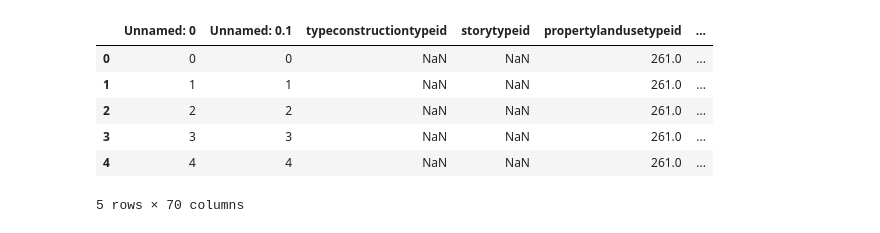
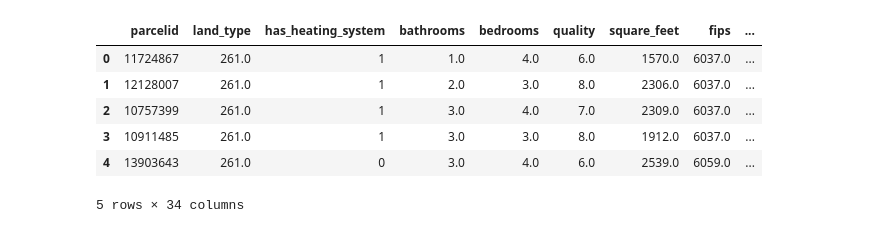
Before and after one commit to Zillow-Project/zillow_project_2021, a Jupyter notebook: Liam/clustering_project_Liam.ipynb, the cells around one changed output. Cells and saved outputs as stored; diff of their text form; code cells hidden in the pictures.

```diff
--- a/Liam/clustering_project_Liam.ipynb
+++ b/Liam/clustering_project_Liam.ipynb
@@ -3,14 +3,14 @@ import env
 import Liam_wrangle
 import pandas as pd
 # %%
-train = pd.read_csv('Liam_zillow.csv')
+train = pd.read_csv('train_zillow.csv')
 # %%
-df.head()
+train.head()
 # %% [output]
-|  | Unnamed: 0 | Unnamed: 0.1 | typeconstructiontypeid | storytypeid | propertylandusetypeid | ... |
-| 0 | 0 | 0 | NaN | NaN | 261.0 | ... |
-| 1 | 1 | 1 | NaN | NaN | 261.0 | ... |
-| 2 | 2 | 2 | NaN | NaN | 261.0 | ... |
-| 3 | 3 | 3 | NaN | NaN | 261.0 | ... |
-| 4 | 4 | 4 | NaN | NaN | 261.0 | ... |
+|  | parcelid | land_type | has_heating_system | bathrooms | bedrooms | quality | square_feet | fips | ... |
+| 0 | 11724867 | 261.0 | 1 | 1.0 | 4.0 | 6.0 | 1570.0 | 6037.0 | ... |
+| 1 | 12128007 | 261.0 | 1 | 2.0 | 3.0 | 8.0 | 2306.0 | 6037.0 | ... |
+| 2 | 10757399 | 261.0 | 1 | 3.0 | 4.0 | 7.0 | 2309.0 | 6037.0 | ... |
+| 3 | 10911485 | 261.0 | 1 | 3.0 | 3.0 | 8.0 | 1912.0 | 6037.0 | ... |
+| 4 | 13903643 | 261.0 | 0 | 3.0 | 4.0 | 6.0 | 2539.0 | 6059.0 | ... |
-5 rows × 70 columns
+5 rows × 34 columns
```
Also changed, not shown: parts of 15 cells of this notebook, 2 other files.
